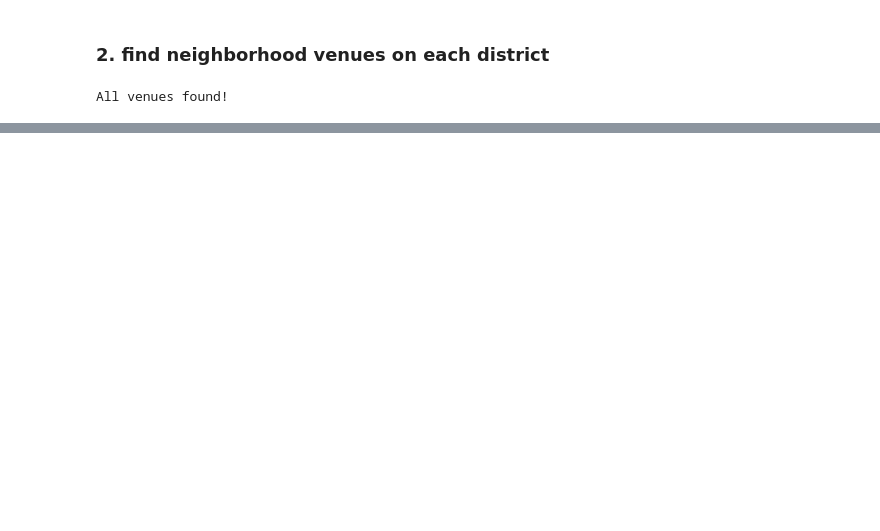
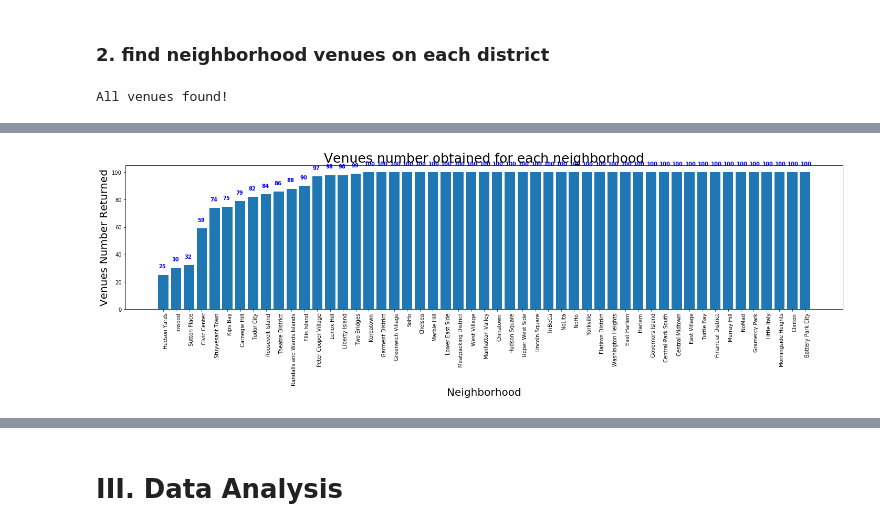
Before and after one commit to EstellaYu/Coursera_Capstone, a Jupyter notebook: Analysis__Explore_New_York_Apartment_Price_and_Neighborhood_Data.ipynb, the cells around one changed output, grey strips where cells are left out. Cells and saved outputs as stored; diff of their text form; code cells hidden in the pictures; blank space fills up the shorter version.

```diff
--- a/Analysis__Explore_New_York_Apartment_Price_and_Neighborhood_Data.ipynb
+++ b/Analysis__Explore_New_York_Apartment_Price_and_Neighborhood_Data.ipynb
@@ -291,4 +302,33 @@ In total, 4702 venues are found, and 420 of them are unique
+# %%
+manhattan_neightborhood = list(df_manhattan_venues['Neighborhood'].unique())
+venue_num = []
+for i in range(len(manhattan_neightborhood)):
+    df_1 = df_manhattan_venues[df_manhattan_venues['Neighborhood'] == manhattan_neightborhood[i]]
+    venue_num.append(len(df_1))
+
+df_venue_num = pd.DataFrame({'Neighborhood': manhattan_neightborhood,'Venue Cound': venue_num})
+df_venue_num.columns = ['Neighborhood','Venue Count']
+df_venue_num.reset_index(drop = True)
+df_venue_num.sort_values(['Venue Count'], inplace = True)
+
+# plot the venues return for each neighborhood
+fig, ax = plt.subplots(figsize=(20,5))
+ax.bar(df_venue_num['Neighborhood'],df_venue_num['Venue Count'])
+
+plt.xlabel('Neighborhood', fontsize = 20)
+plt.ylabel('Venues Number Returned', fontsize = 20)
+plt.title('Venues number obtained for each neighborhood', fontsize = 25)
+fig.tight_layout()
+plt.setp(ax.get_xticklabels(), rotation=90, ha="right",
+         rotation_mode="anchor")
+for i, v in enumerate(df_venue_num['Venue Count']):
+    ax.text( i - 0.35, v + 5, str(v), color='blue', fontweight='bold')
+plt.show()
+# %% [output]
+[figure, added]
 # %%
 manhattan_map
 # %% [output]
 [interactive output not drawn]
+# %% [markdown]
+# III. Data Analysis
```
Also changed, not shown: parts of 48 cells of this notebook, 2 other files.
